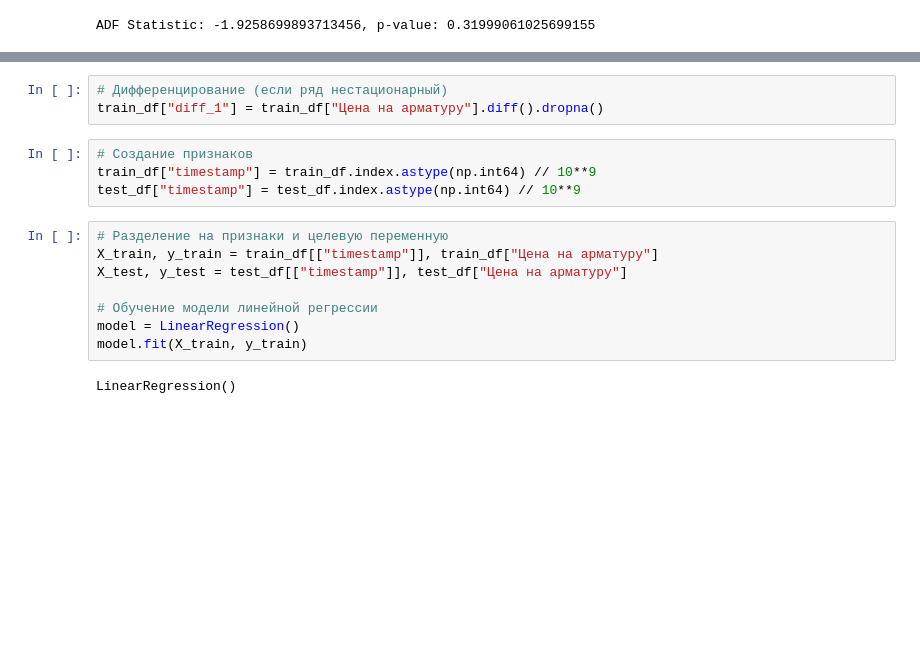
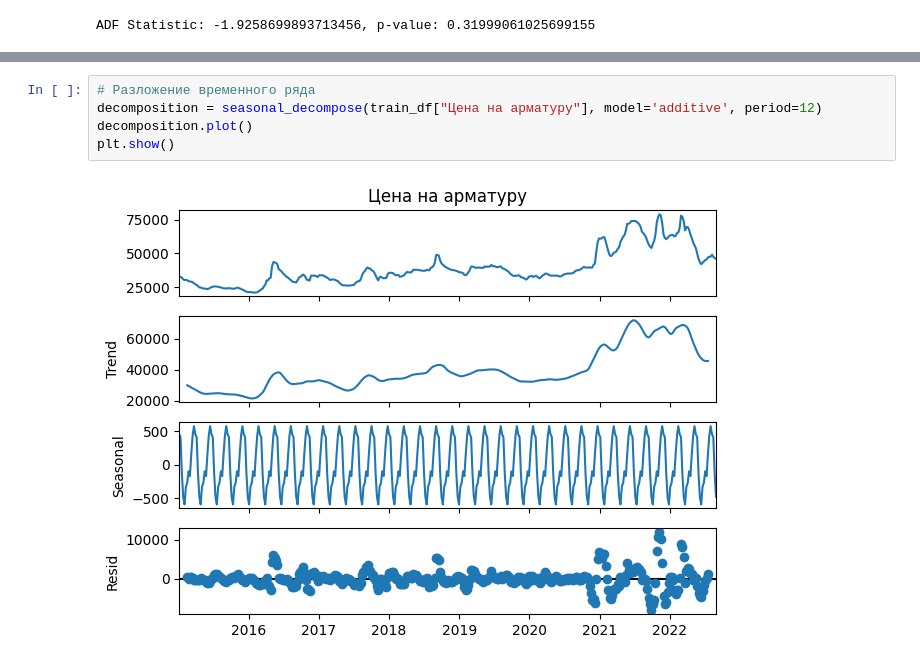
Before and after one commit to EBUSYGIN/ML-3, a Jupyter notebook: Regression.ipynb, the cells around one changed output, grey strips where cells are left out. Drawn from its saved outputs; the diff is of its cells as text; blank space fills up the shorter version.

```diff
--- a/Regression.ipynb
+++ b/Regression.ipynb
@@ -102,17 +31,7 @@ plt.tight_layout()
-# %%
-# Дифференцирование (если ряд нестационарный)
-train_df["diff_1"] = train_df["Цена на арматуру"].diff().dropna()
-# %%
-# Создание признаков
-train_df["timestamp"] = train_df.index.astype(np.int64) // 10**9
-test_df["timestamp"] = test_df.index.astype(np.int64) // 10**9
-# %%
-# Разделение на признаки и целевую переменную
-X_train, y_train = train_df[["timestamp"]], train_df["Цена на арматуру"]
-X_test, y_test = test_df[["timestamp"]], test_df["Цена на арматуру"]
-
-# Обучение модели линейной регрессии
-model = LinearRegression()
-model.fit(X_train, y_train)
-# %% [output]
-LinearRegression()
+# %%
+# Разложение временного ряда
+decomposition = seasonal_decompose(train_df["Цена на арматуру"], model='additive', period=12)
+decomposition.plot()
+plt.show()
+# %% [output]
+[figure, added]
```
Also changed, not shown: parts of 12 cells of this notebook.
